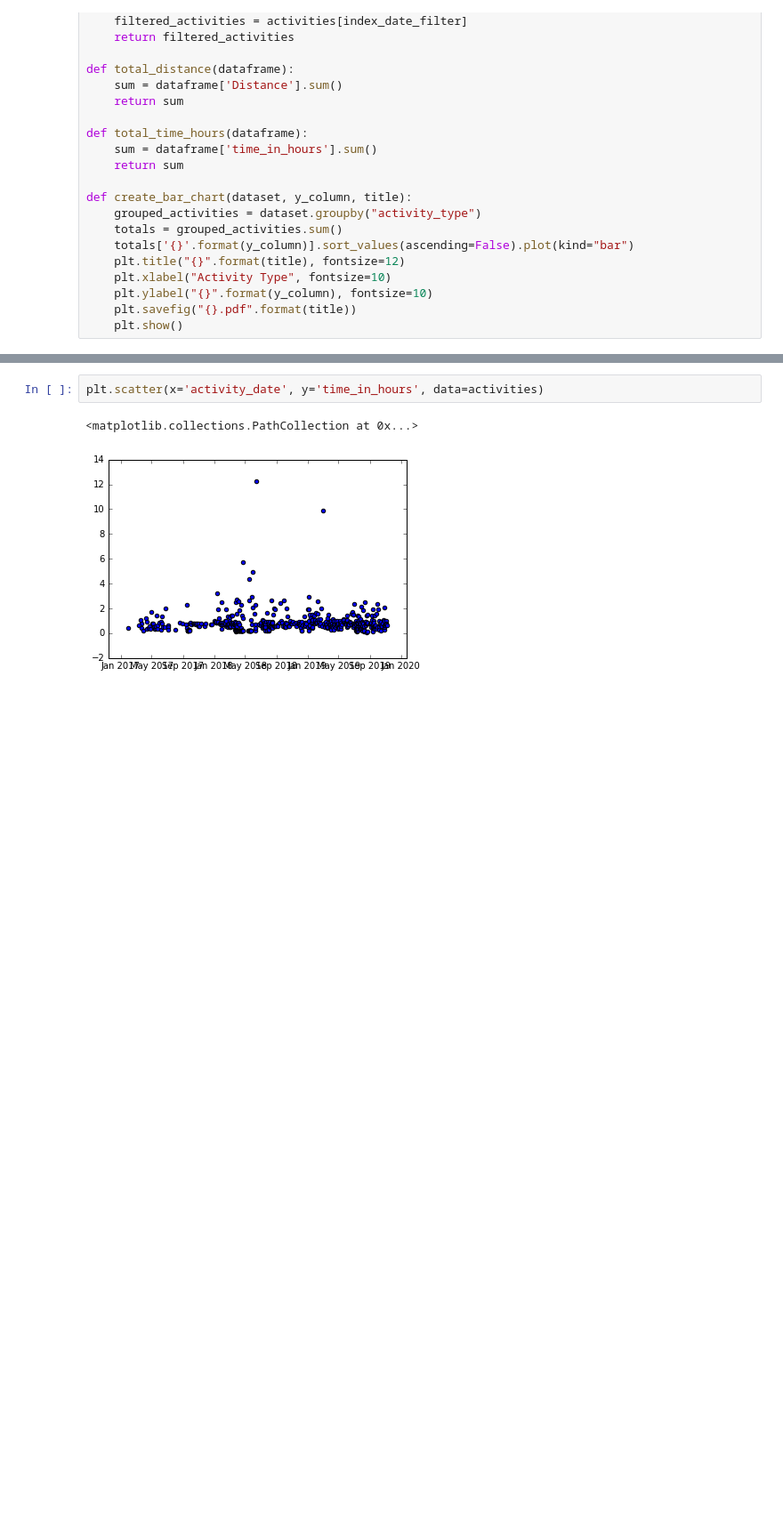
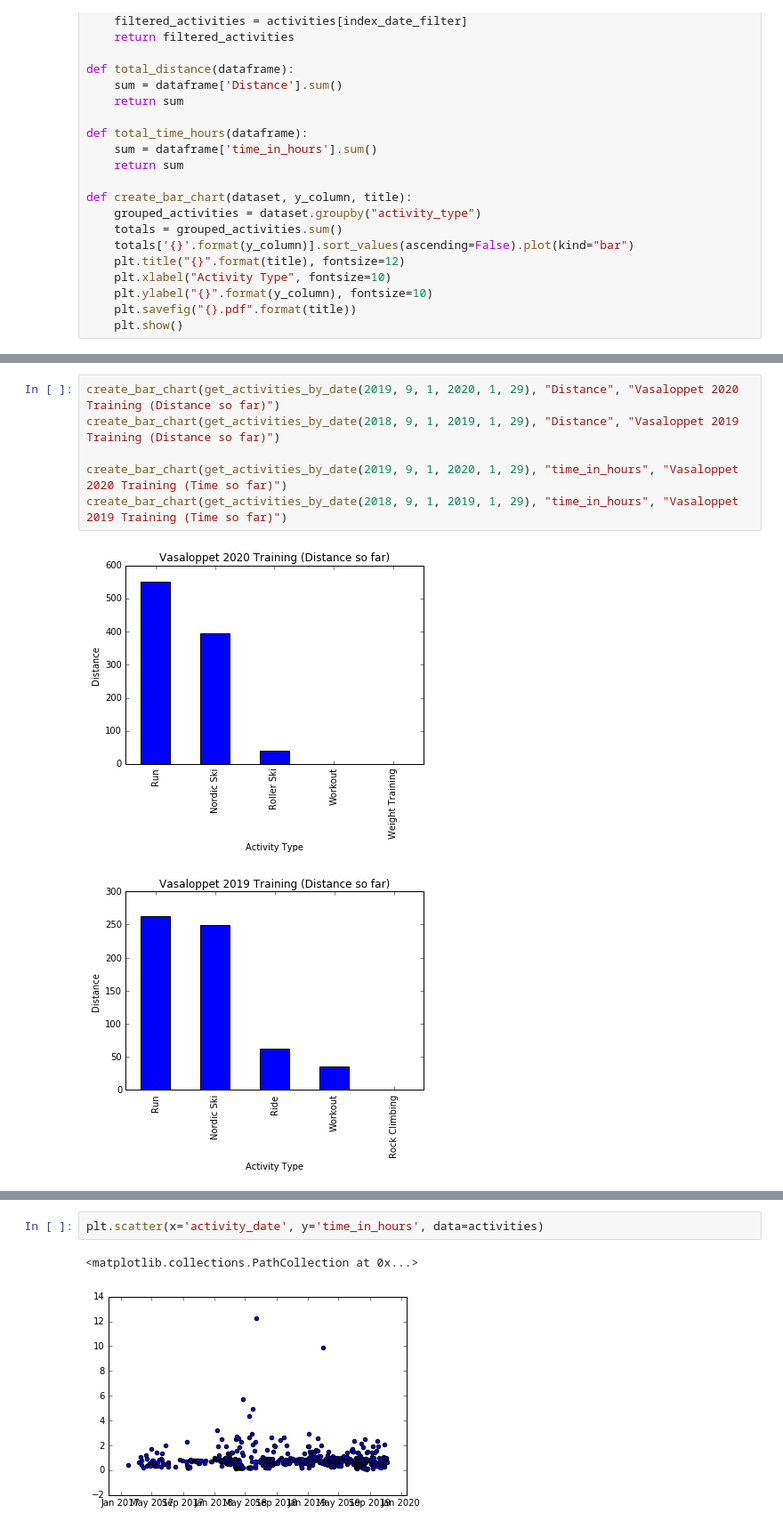
Before and after one commit to alexanderdanson/strava_experiment, a Jupyter notebook: Experimentation with pandas.ipynb, the cells around one changed output, grey strips where cells are left out. Shown at 89% size. Saved outputs shown, nothing was run; the diff lists cells and outputs as text; blank space fills up the shorter version.

```diff
--- a/Experimentation with pandas.ipynb
+++ b/Experimentation with pandas.ipynb
@@ -74,0 +75,9 @@ create_bar_chart(get_activities_by_date(2018, 9, 1, 2019, 2, 28), "time_in_hours
+# %%
+create_bar_chart(get_activities_by_date(2019, 9, 1, 2020, 1, 29), "Distance", "Vasaloppet 2020 Training (Distance so far)")
+create_bar_chart(get_activities_by_date(2018, 9, 1, 2019, 1, 29), "Distance", "Vasaloppet 2019 Training (Distance so far)")
+
+create_bar_chart(get_activities_by_date(2019, 9, 1, 2020, 1, 29), "time_in_hours", "Vasaloppet 2020 Training (Time so far)")
+create_bar_chart(get_activities_by_date(2018, 9, 1, 2019, 1, 29), "time_in_hours", "Vasaloppet 2019 Training (Time so far)")
+# %% [output]
+[figure, added]
+[figure, added]
```
Also changed, not shown: parts of 7 cells of this notebook, 15 other files.
